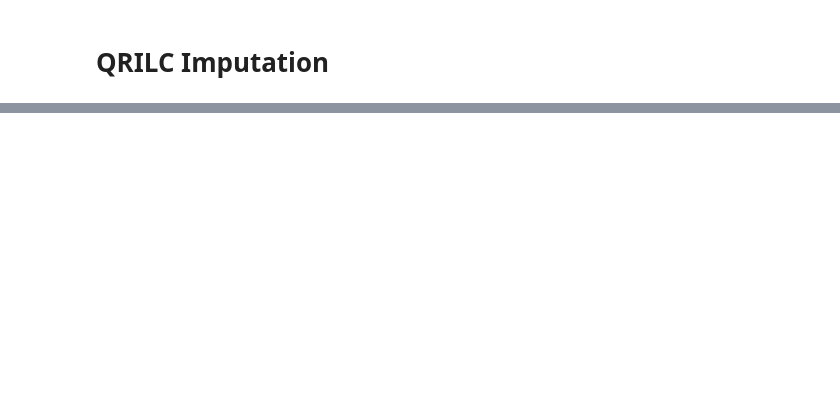
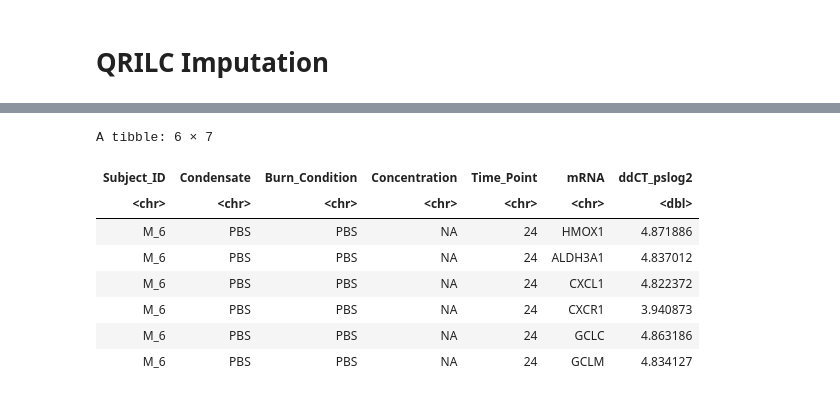
Before and after one commit to UNC-CEMALB/Burn-pit-smoke-condensate-mediated-toxicity-in-human-airway-epithelial-cells-, a Jupyter notebook: 1. Data Cleaning & Imputation/Data Cleaning & Imputation.ipynb, the cells around one changed output, grey strips where cells are left out. Drawn from its saved outputs; the diff is of its cells as text; code cells hidden in the pictures; blank space fills up the shorter version.

```diff
--- a/1. Data Cleaning & Imputation/Data Cleaning & Imputation.ipynb
+++ b/1. Data Cleaning & Imputation/Data Cleaning & Imputation.ipynb
@@ -280,2 +152,38 @@ A tabyl: 222 × 20
 # %% [markdown]
 # QRILC Imputation
+# %%
+# QRILC
+QRILC_imputation = function(dataset){
+    # """
+    # Creating a function to generate missing data
+    # :param (input): df with missing data
+    # :output: 1 imputed df
+    # """
+    wider_dataset = dataset %>%
+        pivot_wider(names_from = mRNA, values_from = Avg_ddCT_pslog2)
+
+    # normalizing data since that's what the QRILC function wants
+    QRILC_prep = wider_dataset[,6:dim(wider_dataset)[2]] %>%
+         mutate_all(., function(x) log2(x)) %>%
+         as.matrix()
+
+    imputed_QRILC_object = impute.QRILC(QRILC_prep, tune.sigma = 0.1)
+    QRILC_log2_df = data.frame(imputed_QRILC_object[1])
+
+    # converting back the original scale
+    QRILC_df = QRILC_log2_df %>%
+        mutate_all(., function(x) 2^x)
+
+    # adding back in ID col
+    QRILC_df = cbind(wider_dataset[,1:5], QRILC_df)
+
+    imputed_dataset = QRILC_df %>%
+        pivot_longer(cols = 6:all_of(dim(wider_dataset)[2]), names_to = "mRNA", values_to = "ddCT_pslog2")
+
+   return(imputed_dataset)
+}
+
+# calling fn
+imputed_df = QRILC_imputation(preimputed_df)
+head(imputed_df)
+# %% [output]
@@ -281,0 +192,9 @@ A tabyl: 222 × 20
+A tibble: 6 × 7
+| Subject_ID | Condensate | Burn_Condition | Concentration | Time_Point | mRNA | ddCT_pslog2 |
+| <chr> | <chr> | <chr> | <chr> | <chr> | <chr> | <dbl> |
+| M_6 | PBS | PBS | NA | 24 | HMOX1 | 4.871886 |
+| M_6 | PBS | PBS | NA | 24 | ALDH3A1 | 4.837012 |
+| M_6 | PBS | PBS | NA | 24 | CXCL1 | 4.822372 |
+| M_6 | PBS | PBS | NA | 24 | CXCR1 | 3.940873 |
+| M_6 | PBS | PBS | NA | 24 | GCLC | 4.863186 |
+| M_6 | PBS | PBS | NA | 24 | GCLM | 4.834127 |
```
Also changed, not shown: parts of 20 cells of this notebook.
